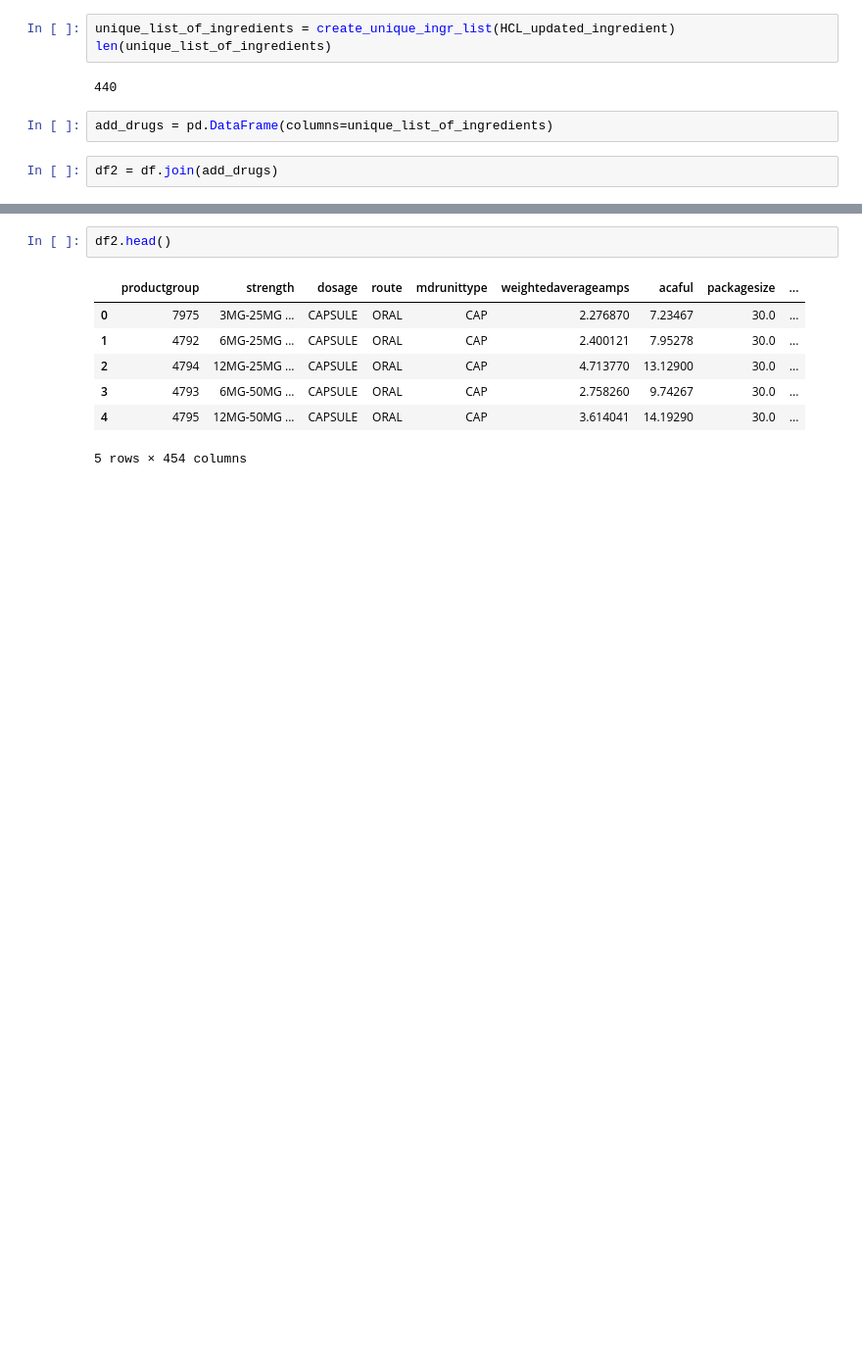
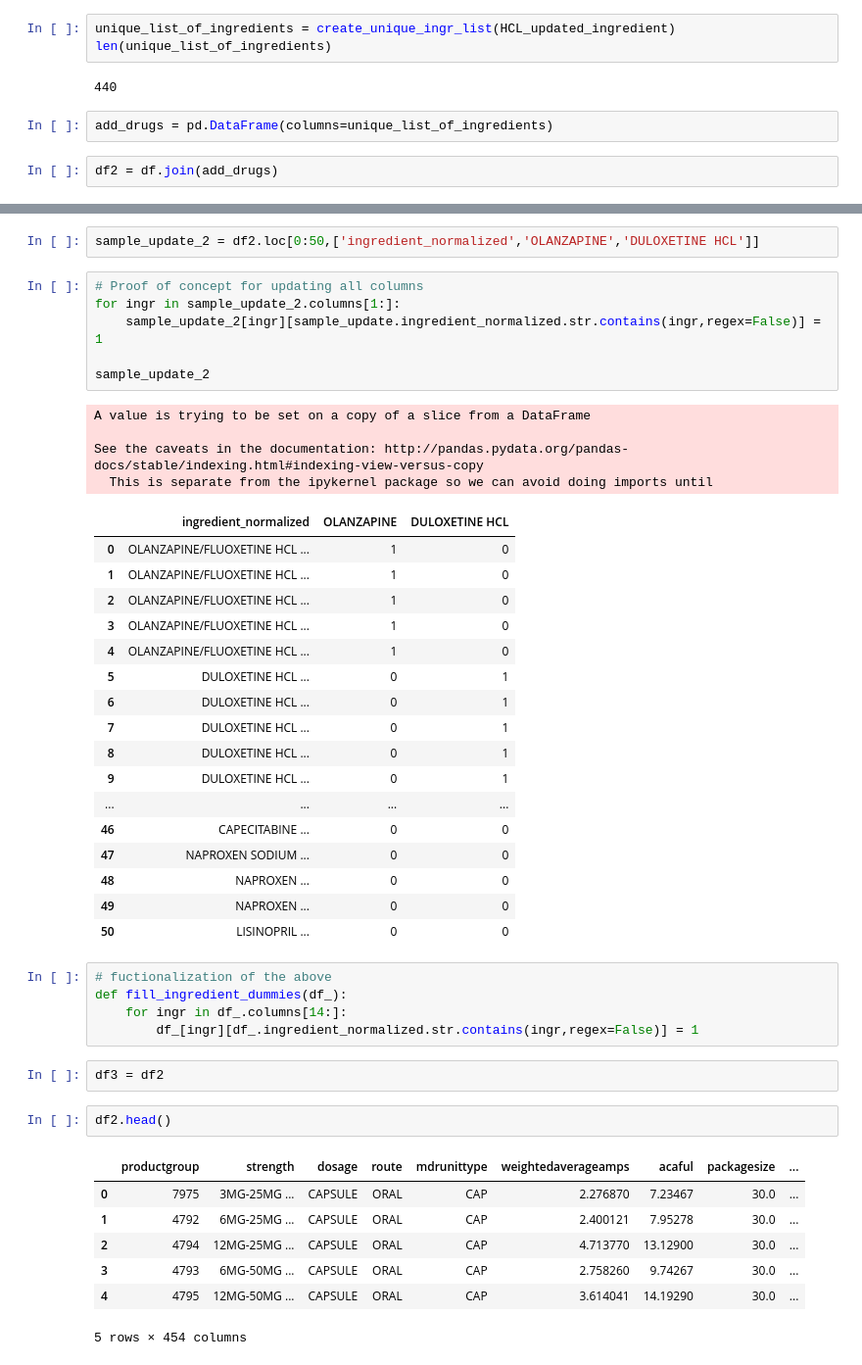
Before and after one commit to jjacisin/Mod_3_Project, a Jupyter notebook: Mod_3_Working_Notebook.ipynb, the cells around one changed output, grey strips where cells are left out. Shown: that part at 98% size. Saved outputs shown, nothing was run; the diff lists cells and outputs as text; blank space fills up the shorter version.

```diff
--- a/Mod_3_Working_Notebook.ipynb
+++ b/Mod_3_Working_Notebook.ipynb
@@ -90,3 +130,40 @@ df2 = df.join(add_drugs)
+# %%
+sample_update_2 = df2.loc[0:50,['ingredient_normalized','OLANZAPINE','DULOXETINE HCL']]
+# %%
+# Proof of concept for updating all columns
+for ingr in sample_update_2.columns[1:]:
+    sample_update_2[ingr][sample_update.ingredient_normalized.str.contains(ingr,regex=False)] = 1
+
+sample_update_2
+# %% [output]
+A value is trying to be set on a copy of a slice from a DataFrame
+
+See the caveats in the documentation: http://pandas.pydata.org/pandas-docs/stable/indexing.html#indexing-view-versus-copy
+  This is separate from the ipykernel package so we can avoid doing imports until
+|  | ingredient_normalized | OLANZAPINE | DULOXETINE HCL |
+| 0 | OLANZAPINE/FLUOXETINE HCL ... | 1 | 0 |
+| 1 | OLANZAPINE/FLUOXETINE HCL ... | 1 | 0 |
+| 2 | OLANZAPINE/FLUOXETINE HCL ... | 1 | 0 |
+| 3 | OLANZAPINE/FLUOXETINE HCL ... | 1 | 0 |
+| 4 | OLANZAPINE/FLUOXETINE HCL ... | 1 | 0 |
+| 5 | DULOXETINE HCL ... | 0 | 1 |
+| 6 | DULOXETINE HCL ... | 0 | 1 |
+| 7 | DULOXETINE HCL ... | 0 | 1 |
+| 8 | DULOXETINE HCL ... | 0 | 1 |
+| 9 | DULOXETINE HCL ... | 0 | 1 |
+| ... | ... | ... | ... |
+| 46 | CAPECITABINE ... | 0 | 0 |
+| 47 | NAPROXEN SODIUM ... | 0 | 0 |
+| 48 | NAPROXEN ... | 0 | 0 |
+| 49 | NAPROXEN ... | 0 | 0 |
+| 50 | LISINOPRIL ... | 0 | 0 |
+# %%
+# fuctionalization of the above
+def fill_ingredient_dummies(df_):
+    for ingr in df_.columns[14:]:
+        df_[ingr][df_.ingredient_normalized.str.contains(ingr,regex=False)] = 1
+# %%
+df3 = df2
 # %%
 df2.head()
 # %% [output]
```
Also changed, not shown: parts of 11 cells of this notebook, 1 other file.
